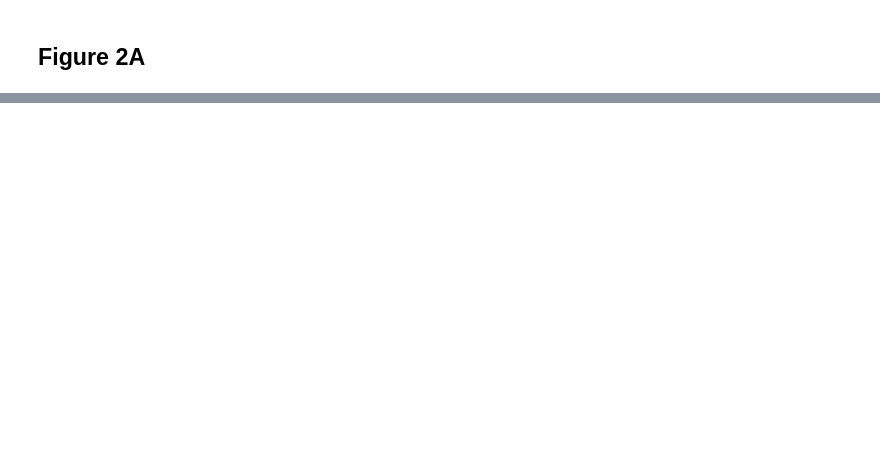
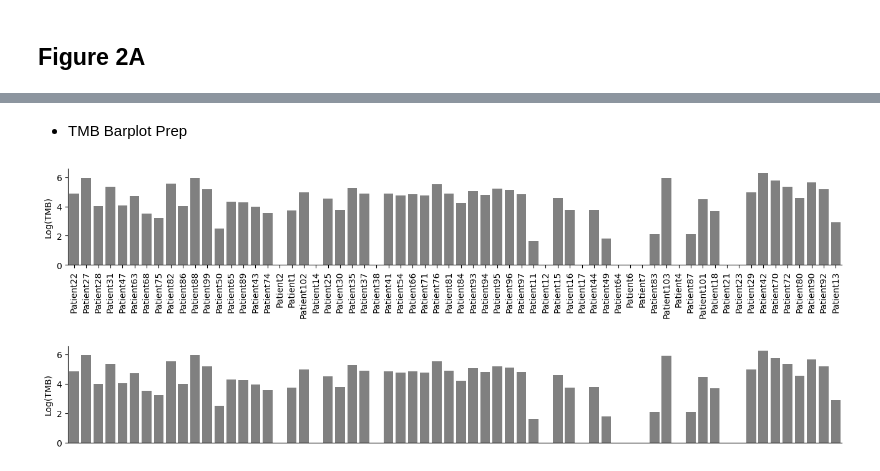
Before and after one commit to jayon-lihm/mUC-ICB-biomarker, a Jupyter notebook: analysis_scripts/Gene_Expression_Analysis.ipynb, the cells around one changed output, grey strips where cells are left out. Saved outputs shown, nothing was run; the diff lists cells and outputs as text; code cells hidden in the pictures; blank space fills up the shorter version.

```diff
--- a/analysis_scripts/Gene_Expression_Analysis.ipynb
+++ b/analysis_scripts/Gene_Expression_Analysis.ipynb
@@ -187,0 +300,52 @@ Error:
+# %% [markdown]
+- TMB Barplot Prep
+# %%
+## TMB bar
+## Data prep
+tmb = pd.read_csv('../data/wes_summary_data/TMB_QC_Response.txt', sep="\t")
+tmb.index = tmb.patient_name
+tmb['log_n_missense'] = np.log(tmb['n_missense'])
+
+## get patients in an order of heatmap above
+patient_labels = [t.get_text() for t in f.ax_heatmap.get_xticklabels()]
+
+## sanity check --> this number should be 60
+tmb.index.intersection(patient_labels).shape ## overlap 60
+
+## get tmb values of patients in heatmap
+tmb_dict = {}
+tmb_color_dict = {}
+for h in patient_labels:
+    if h in tmb.index:
+        tmb_dict[h] = tmb.log_n_missense[h]
+        if "FAIL" in tmb.QC_pass[h]:
+            tmb_color_dict[h] = "white"
+        else:
+            tmb_color_dict[h] = "grey"
+    else:
+        tmb_dict[h] = None
+        tmb_color_dict[h] = "white"
+
+
+tmb_data = pd.Series(tmb_dict)
+# %%
+## TMB barplot
+plt.subplots(figsize=(16,2))
+sns.barplot(x=tmb_data.index, y=tmb_data.values, palette = tmb_color_dict, legend=True)
+plt.ylabel('Log(TMB)')
+plt.xlabel('')
+plt.xticks(rotation = 90, )
+sns.despine(top = True)
+plt.show()
+# %% [output]
+[figure, added]
+# %%
+## Same plot as above -> just omitting x-axis label
+plt.subplots(figsize=(16,2))
+sns.barplot(x=tmb_data.index, y=tmb_data.values, palette = tmb_color_dict, legend=True)
+plt.ylabel('Log(TMB)')
+plt.xlabel('')
+plt.xticks([])
+sns.despine(top = True)
+# %% [output]
+[figure, added]
```
Also changed, not shown: parts of 33 cells of this notebook.
